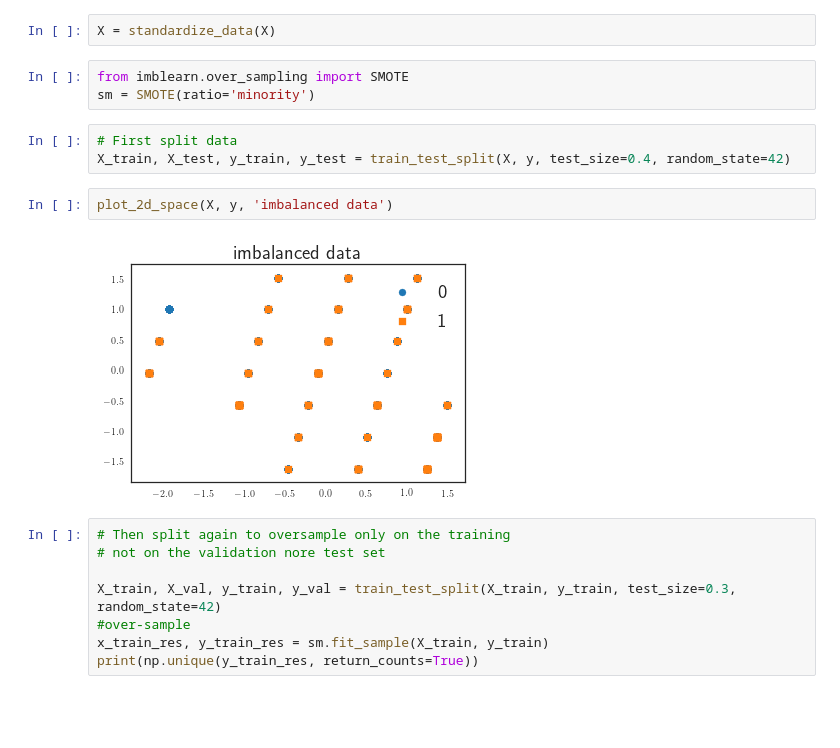
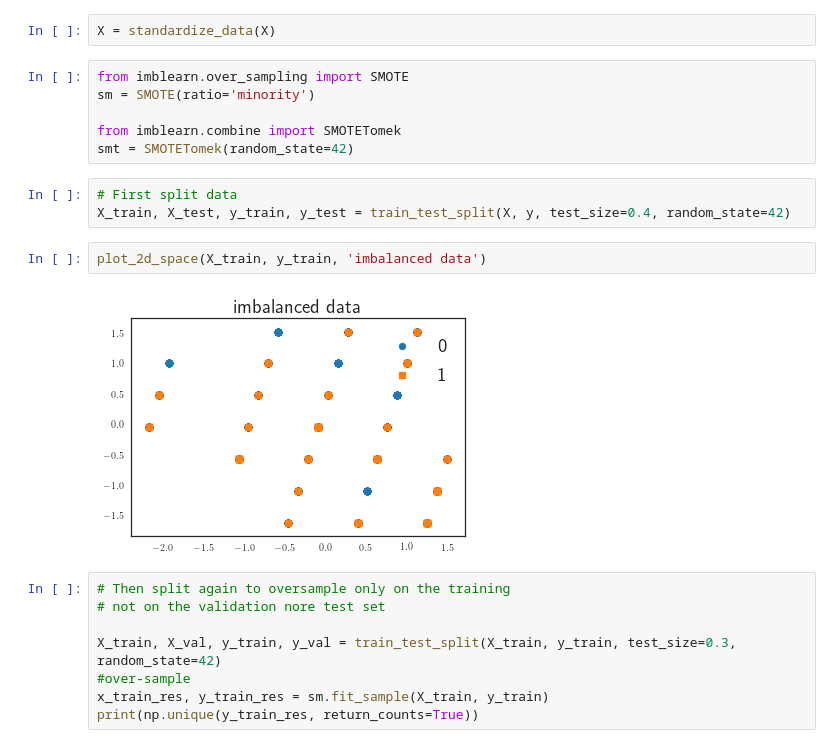
Before and after one commit to Ostyk/Wonka-bar, a Jupyter notebook: code/pipeline.ipynb, the cells around one changed output. Cells and saved outputs as stored; diff of their text form; blank space fills up the shorter version.

```diff
--- a/code/pipeline.ipynb
+++ b/code/pipeline.ipynb
@@ -105,13 +105,16 @@ X = standardize_data(X)
 # %%
 from imblearn.over_sampling import SMOTE
 sm = SMOTE(ratio='minority')
+
+from imblearn.combine import SMOTETomek
+smt = SMOTETomek(random_state=42)
 # %%
 # First split data
 X_train, X_test, y_train, y_test = train_test_split(X, y, test_size=0.4, random_state=42)
 # %%
-plot_2d_space(X, y, 'imbalanced data')
+plot_2d_space(X_train, y_train, 'imbalanced data')
 # %% [output]
-[figure, old version]
+[figure, new version]
 # %%
 # Then split again to oversample only on the training
 # not on the validation nore test set
```
Also changed, not shown: parts of 1 cell of this notebook, 14 other files.
